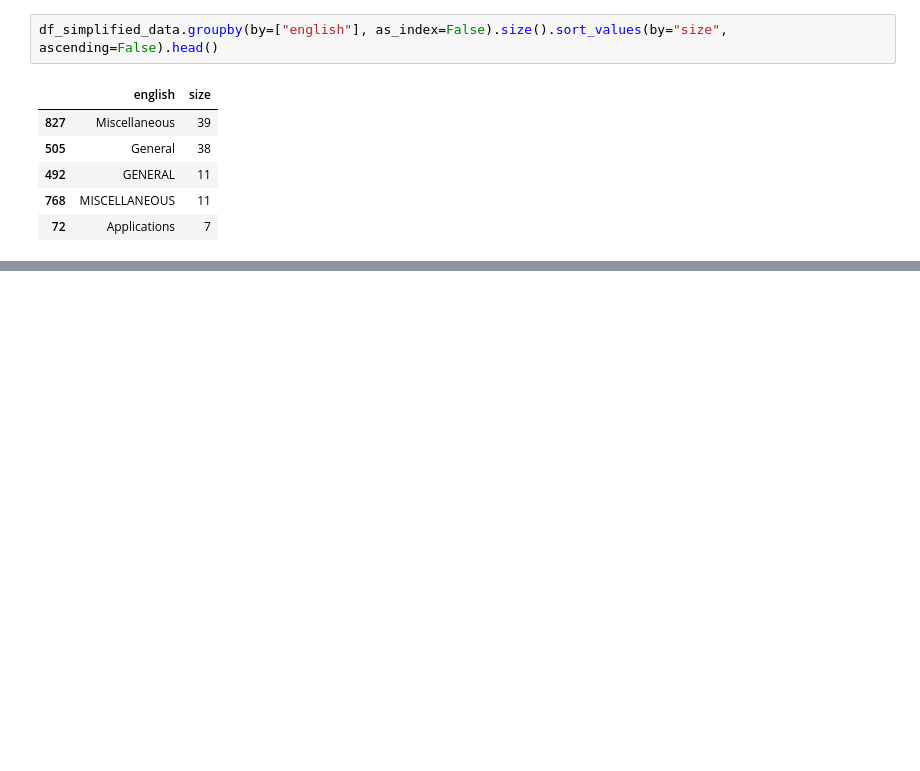
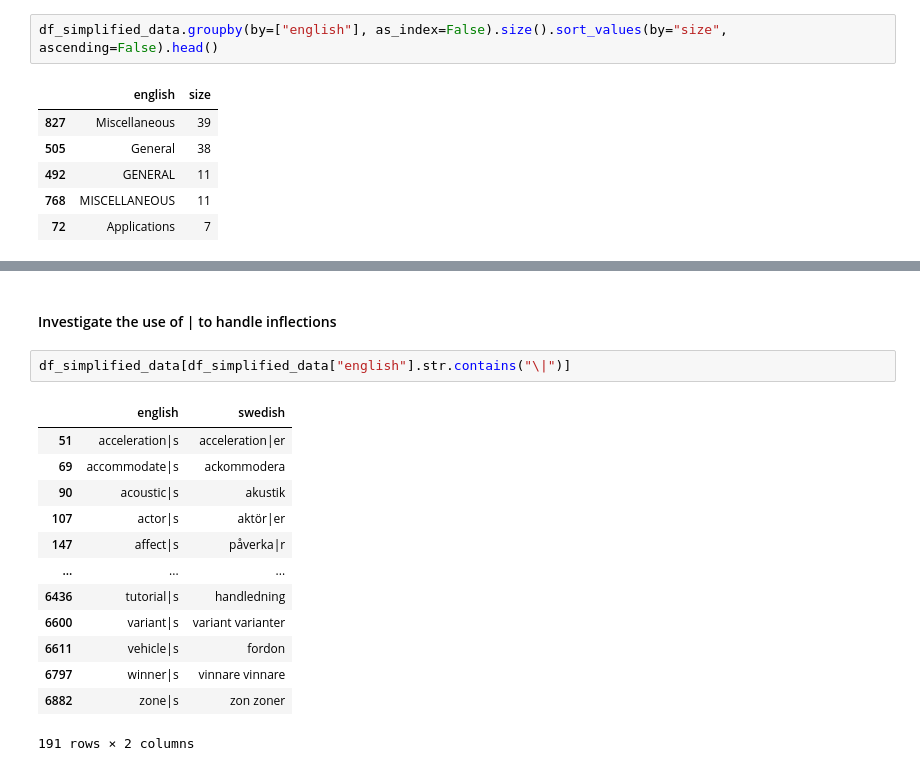
Before and after one commit to chickenThug/STUNDA, a Jupyter notebook: src/EDA.ipynb, the cells around one changed output, grey strips where cells are left out. Cells and saved outputs as stored; diff of their text form; blank space fills up the shorter version.

```diff
--- a/src/EDA.ipynb
+++ b/src/EDA.ipynb
@@ -69,0 +106,18 @@ df_simplified_data.groupby(by=["english"], as_index=False).size().sort_values(by
+# %% [markdown]
+#### Investigate the use of | to handle inflections
+# %%
+df_simplified_data[df_simplified_data["english"].str.contains("\|")]
+# %% [output]
+|  | english | swedish |
+| 51 | acceleration|s | acceleration|er |
+| 69 | accommodate|s | ackommodera |
+| 90 | acoustic|s | akustik |
+| 107 | actor|s | aktör|er |
+| 147 | affect|s | påverka|r |
+| ... | ... | ... |
+| 6436 | tutorial|s | handledning |
+| 6600 | variant|s | variant varianter |
+| 6611 | vehicle|s | fordon |
+| 6797 | winner|s | vinnare vinnare |
+| 6882 | zone|s | zon zoner |
+191 rows × 2 columns
```
Also changed, not shown: parts of 4 cells of this notebook.
